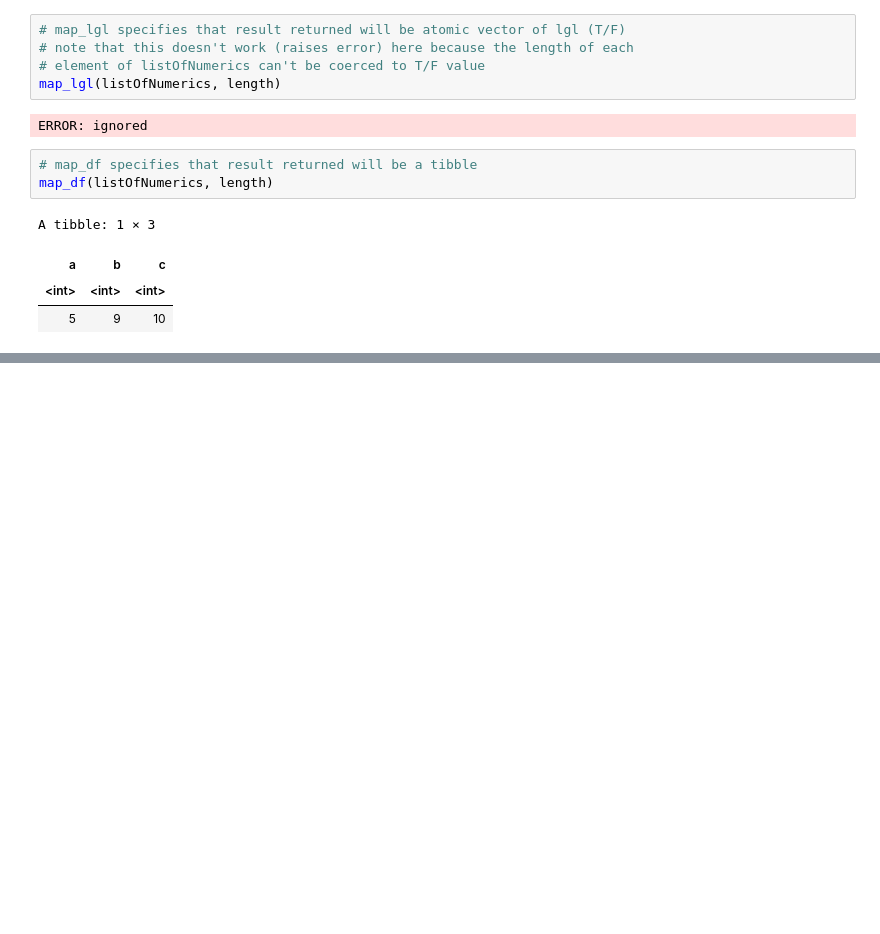
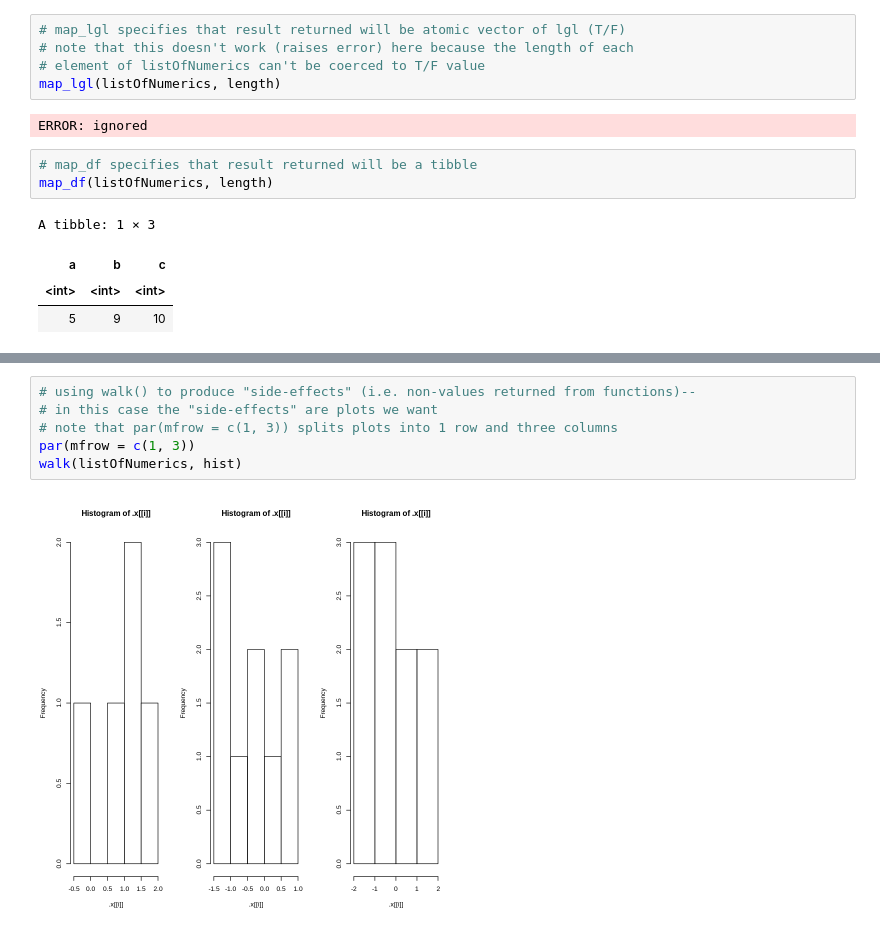
Before and after one commit to meaningfromdata/Machine-Learning-With-R-Book, a Jupyter notebook: 20200919_chap_1_purrr_ML_with_R.ipynb, the cells around one changed output, grey strips where cells are left out. Saved outputs shown, nothing was run; the diff lists cells and outputs as text; blank space fills up the shorter version.

```diff
--- a/20200919_chap_1_purrr_ML_with_R.ipynb
+++ b/20200919_chap_1_purrr_ML_with_R.ipynb
@@ -93,0 +123,8 @@ A tibble: 1 × 3
+# %%
+# using walk() to produce "side-effects" (i.e. non-values returned from functions)--
+# in this case the "side-effects" are plots we want
+# note that par(mfrow = c(1, 3)) splits plots into 1 row and three columns
+par(mfrow = c(1, 3))
+walk(listOfNumerics, hist)
+# %% [output]
+[figure, added]
```
Also changed, not shown: parts of 7 cells of this notebook.
